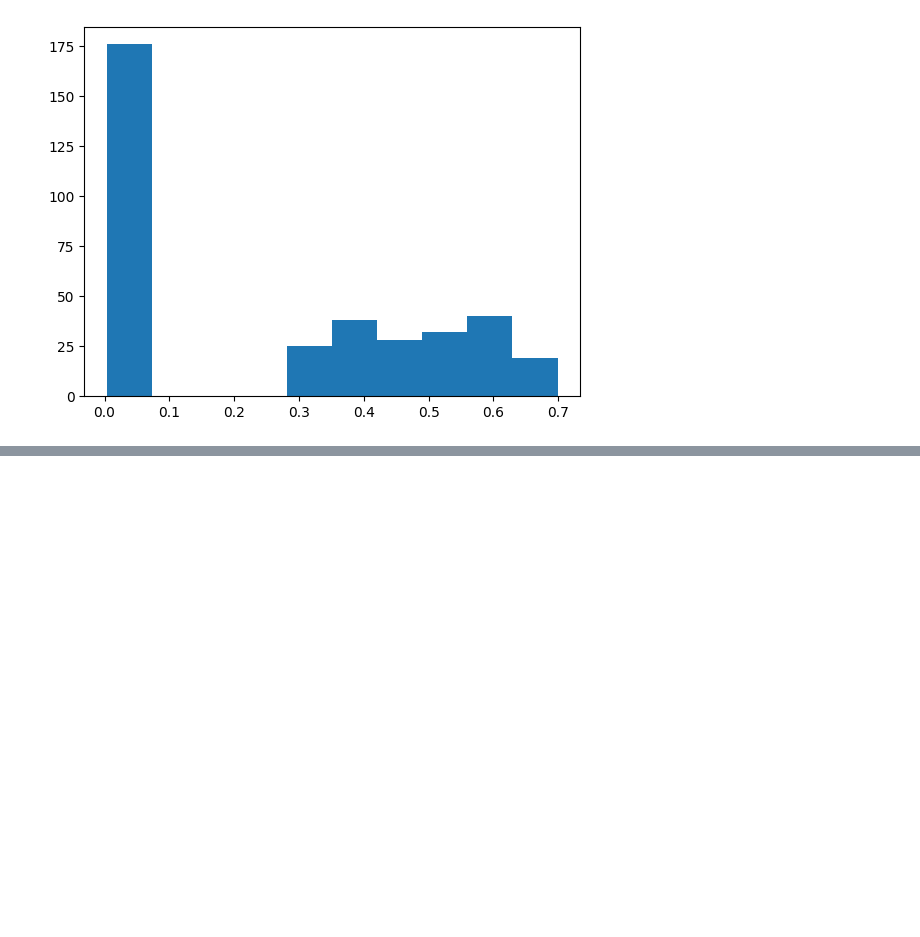
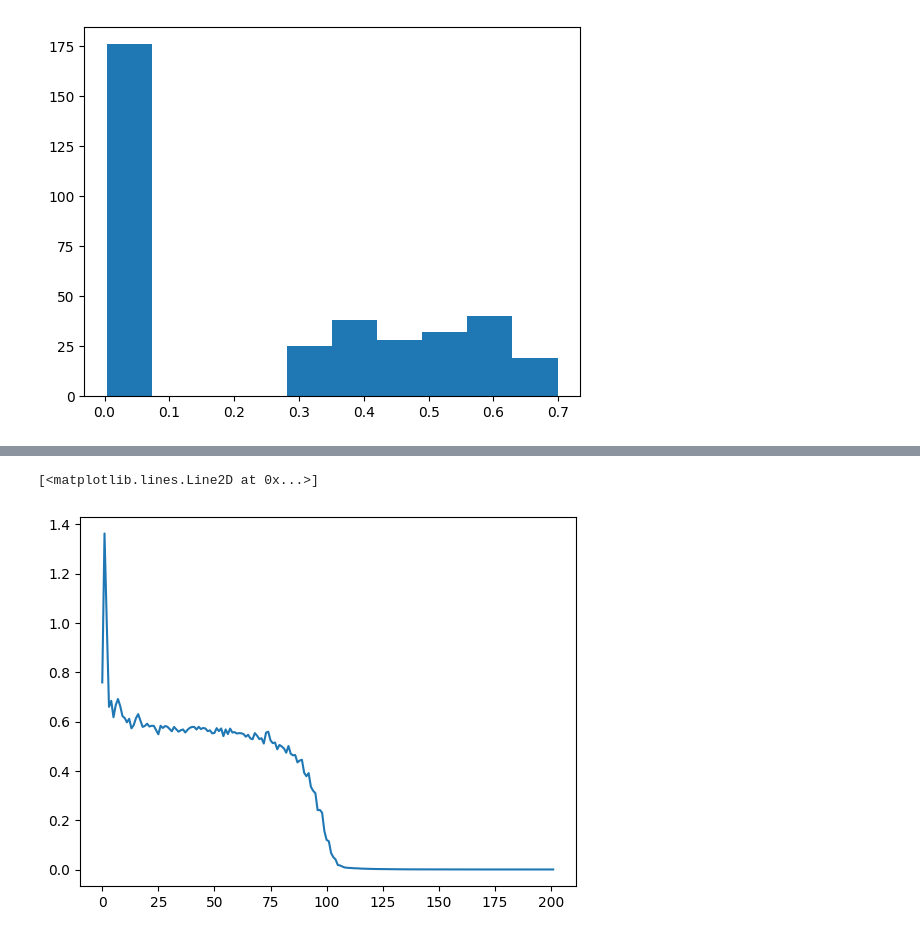
Before and after one commit to SamD770/bitter-lesson-tokenization, a Jupyter notebook: toy_problem.ipynb, the cells around one changed output, grey strips where cells are left out. Saved outputs shown, nothing was run; the diff lists cells and outputs as text; code cells hidden in the pictures; blank space fills up the shorter version.

Commit message:
comparison to random gating

```diff
--- a/toy_problem.ipynb
+++ b/toy_problem.ipynb
@@ -286,13 +370,11 @@ test_select_token_downsampler()
 # %%
 from transformers import AutoTokenizer
 from torch import nn
-import torch.nn.functional as F
 from typing import List
 
 from copy import deepcopy
 import torch
 
-from scipy.signal import lfilter
 import numpy as np
 
 import pandas as pd
@@ -302,12 +384,11 @@ from torch.utils.data import DataLoader
 import datasets
 
 
-
 class GemmaMiniBitterLLM(nn.Module):
     # A mini BitterLLM with 2 down, 4 mid, and 2 up layers. As a vibe check on the idea.
     # Use Gemma2DecoderLayer as a drop in replacement for the TransformerEncoderLayer, with RoPE and sliding window pre-implemented.
     # Also uses
-    def __init__(self, vocab_size: int, embedding_dim: int, num_heads: int, downsample_rate: float = 0.25, sliding_window = 64):
+    def __init__(self, vocab_size: int, embedding_dim: int, num_heads: int, downsample_rate: float = 0.25, sliding_window = 64, GaterClass=LinearGater):
         super().__init__()
         self.embedding_dim = embedding_dim
         self.embedding = nn.Embedding(vocab_size, embedding_dim)
@@ -349,12 +430,8 @@ class GemmaMiniBitterLLM(nn.Module):
         ])
 
         self.output_layer = nn.Linear(embedding_dim, vocab_size)
-        # Initialize a gate for each layer.
-        layer_gate_init = nn.Linear(embedding_dim, 1)
 
-        # Copy the gate for each layer.
-        # Initializing by copying inductively biases the model to tokenize in a later layer if the gate is high but the model chose not to.
-        self.down_layer_gate = deepcopy(layer_gate_init)
+        self.down_layer_gate = GaterClass(embedding_dim, downsample_rate)
         self.downsample_rate = downsample_rate
 
 
@@ -372,8 +449,7 @@ class GemmaMiniBitterLLM(nn.Module):
             x = layer(x, position_ids=position_ids)[0]
 
         # Sample gating binary variables for each token.
-        down_gate_logits = self.down_layer_gate(x)
-        down_gate_probs = F.sigmoid(down_gate_logits)
+        down_gate_logits, down_gate_probs = self.down_layer_gate(x)
         down_gate_samples = torch.bernoulli(down_gate_probs)
 
         # Hack: ensure for now that we always gate on the first token:
@@ -573,7 +631,7 @@ def display_gating(tokens_ids, merge_dst):
 
 
 
-def bitter_tokenizer_training_loop(model, train_dataset, batch_print_every=10, num_epochs=1, batch_size=128, batch_limit=None):
+def bitter_tokenizer_training_loop(model, train_dataset, batch_print_every=10, num_epochs=1, batch_size=128, batch_limit=None, learn_gating=True):
     # TODO: validation dataset
     # Create data loaders
     train_loader = torch.utils.data.DataLoader(
@@ -607,7 +665,7 @@ def bitter_tokenizer_training_loop(model, train_dataset, batch_print_every=10, n
             batch = batch[:, :4096]  # Truncate to maximum length of 4096 to save GPU memory.
             batch = batch.to(device)
 
-            loss_dict = bitter_tokenizer_training_step(model, batch, optimizer)
+            loss_dict = bitter_tokenizer_training_step(model, batch, optimizer, learn_gating=learn_gating)
             train_losses.append(loss_dict)
 
             # Memory tracking for each batch
@@ -777,0 +807,3 @@ def discover_tokens(model, test_batch):
+# %%
+random_gating_model = GemmaMiniBitterLLM(vocab_size=byte5_tokenizer.vocab_size, embedding_dim=64, num_heads=4, downsample_rate=0.25, sliding_window=4, GaterClass=RandomGater)
+print(f"random_gating_model has {parameter_count_string(random_gating_model)} parameters")
@@ -777,0 +812,3 @@ def discover_tokens(model, test_batch):
+# %%
+random_gating_train_losses = bitter_tokenizer_training_loop(random_gating_model, train_x, num_epochs=1, batch_size=256, batch_print_every=1, batch_limit=200, learn_gating=False)
+random_gating_train_losses
@@ -777,0 +846,6 @@ def discover_tokens(model, test_batch):
+# %%
+# Random gating displays some kind of "grokking" phenomenon, where the loss suddenly drops.
+plt.plot(random_gating_train_losses["total_loss"])
+# %% [output]
+[<matplotlib.lines.Line2D at 0x...>]
+[figure, added]
```
Also changed, not shown: parts of 15 cells of this notebook.
